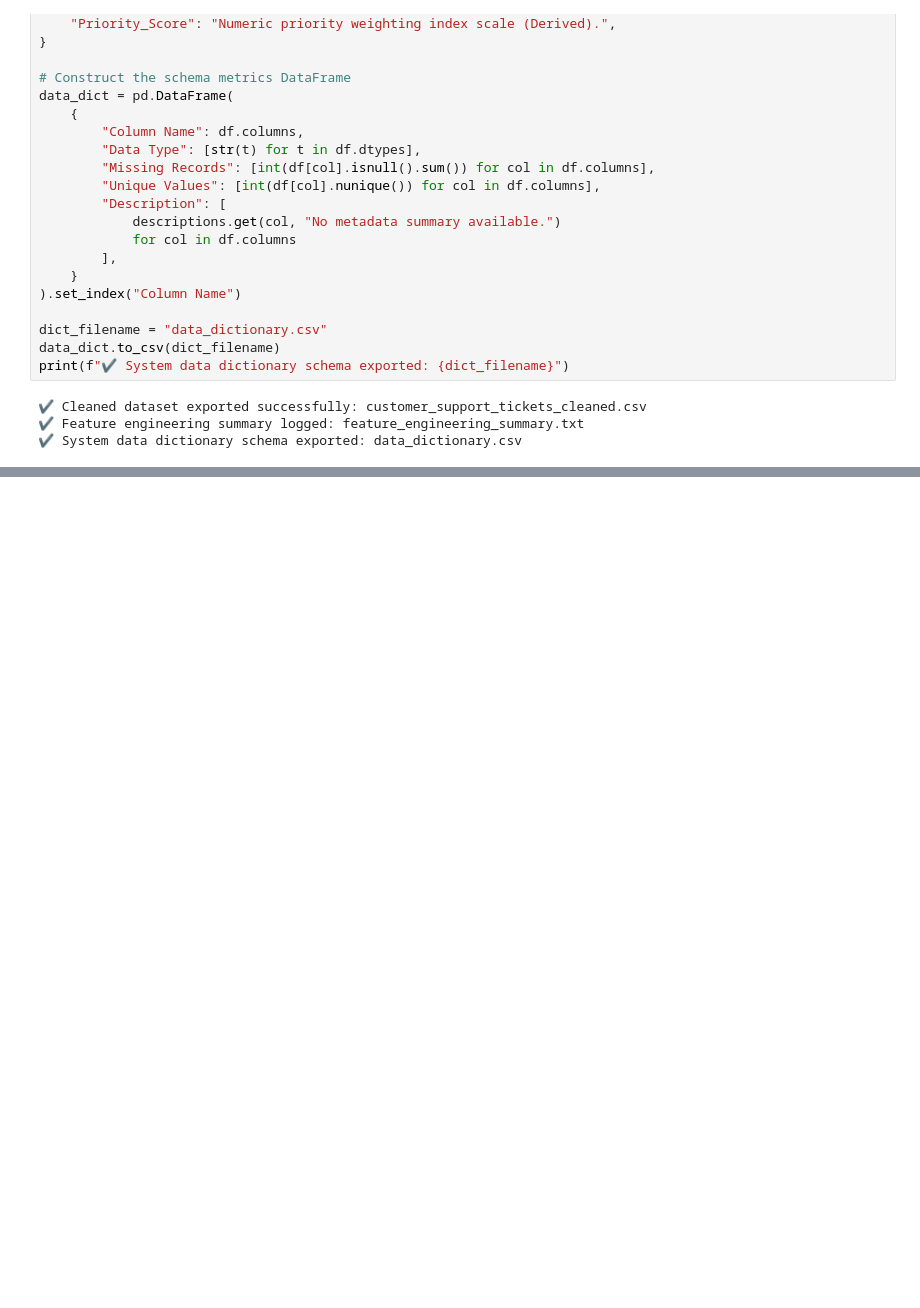
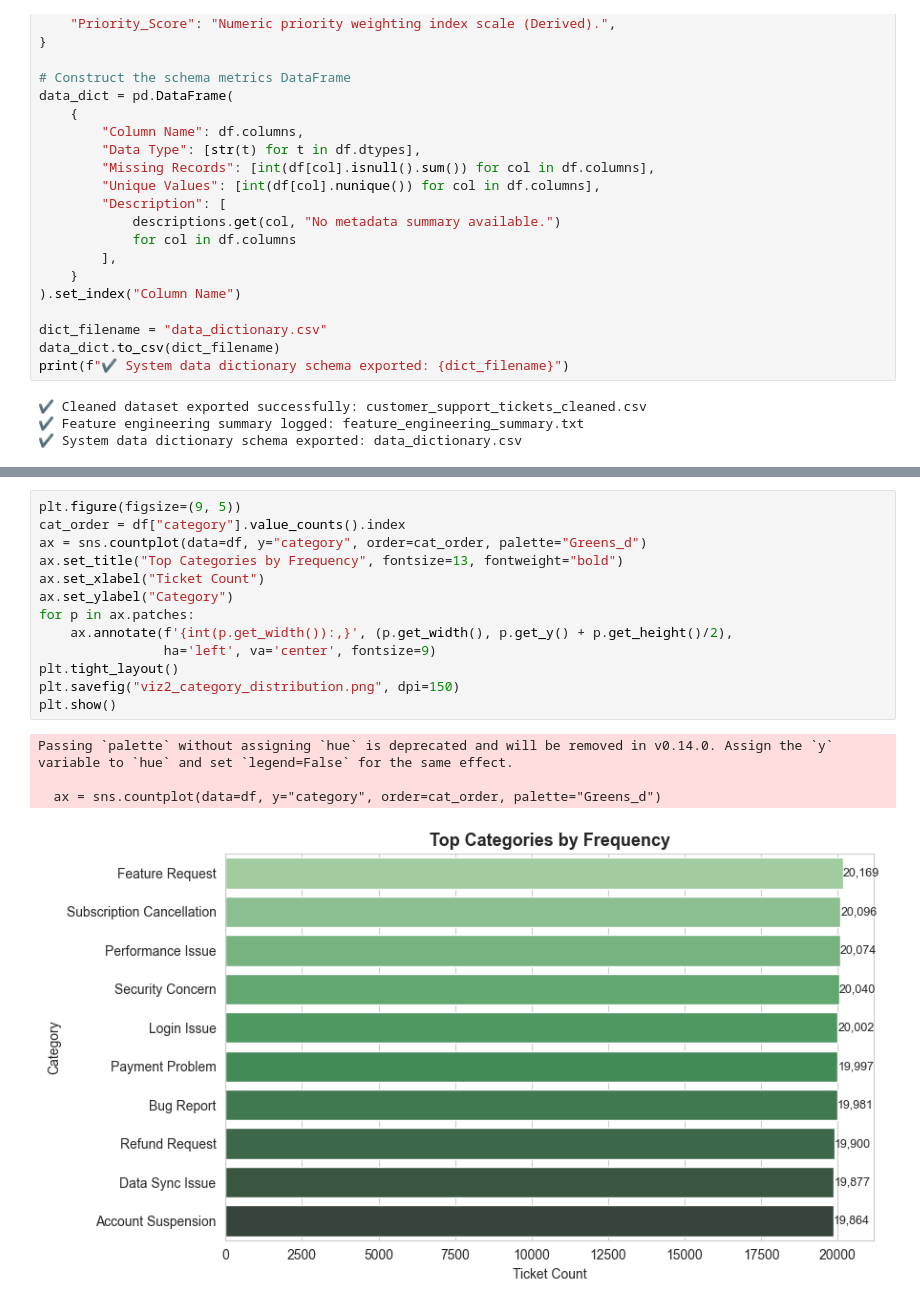
Before and after one commit to springboardmentor1210a/Supportlytics, a Jupyter notebook: Supportlytics.ipynb, the cells around one changed output, grey strips where cells are left out. Saved outputs shown, nothing was run; the diff lists cells and outputs as text; blank space fills up the shorter version.

```diff
--- a/Supportlytics.ipynb
+++ b/Supportlytics.ipynb
@@ -401,0 +460,18 @@ print(f"✔️ System data dictionary schema exported: {dict_filename}")
+# %%
+plt.figure(figsize=(9, 5))
+cat_order = df["category"].value_counts().index
+ax = sns.countplot(data=df, y="category", order=cat_order, palette="Greens_d")
+ax.set_title("Top Categories by Frequency", fontsize=13, fontweight="bold")
+ax.set_xlabel("Ticket Count")
+ax.set_ylabel("Category")
+for p in ax.patches:
+    ax.annotate(f'{int(p.get_width()):,}', (p.get_width(), p.get_y() + p.get_height()/2),
+                ha='left', va='center', fontsize=9)
+plt.tight_layout()
+plt.savefig("viz2_category_distribution.png", dpi=150)
+plt.show()
+# %% [output]
+Passing `palette` without assigning `hue` is deprecated and will be removed in v0.14.0. Assign the `y` variable to `hue` and set `legend=False` for the same effect.
+
+  ax = sns.countplot(data=df, y="category", order=cat_order, palette="Greens_d")
+[figure, added]
```
Also changed, not shown: parts of 13 cells of this notebook.
